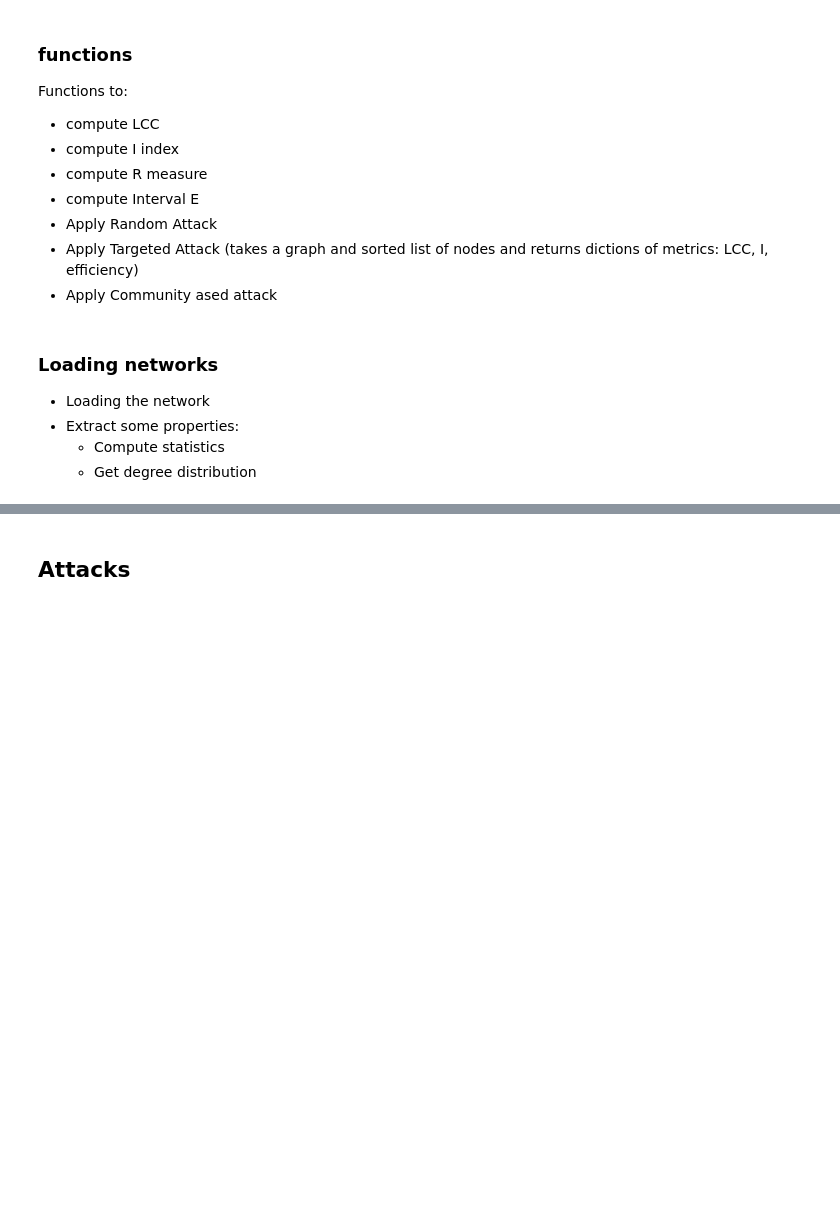
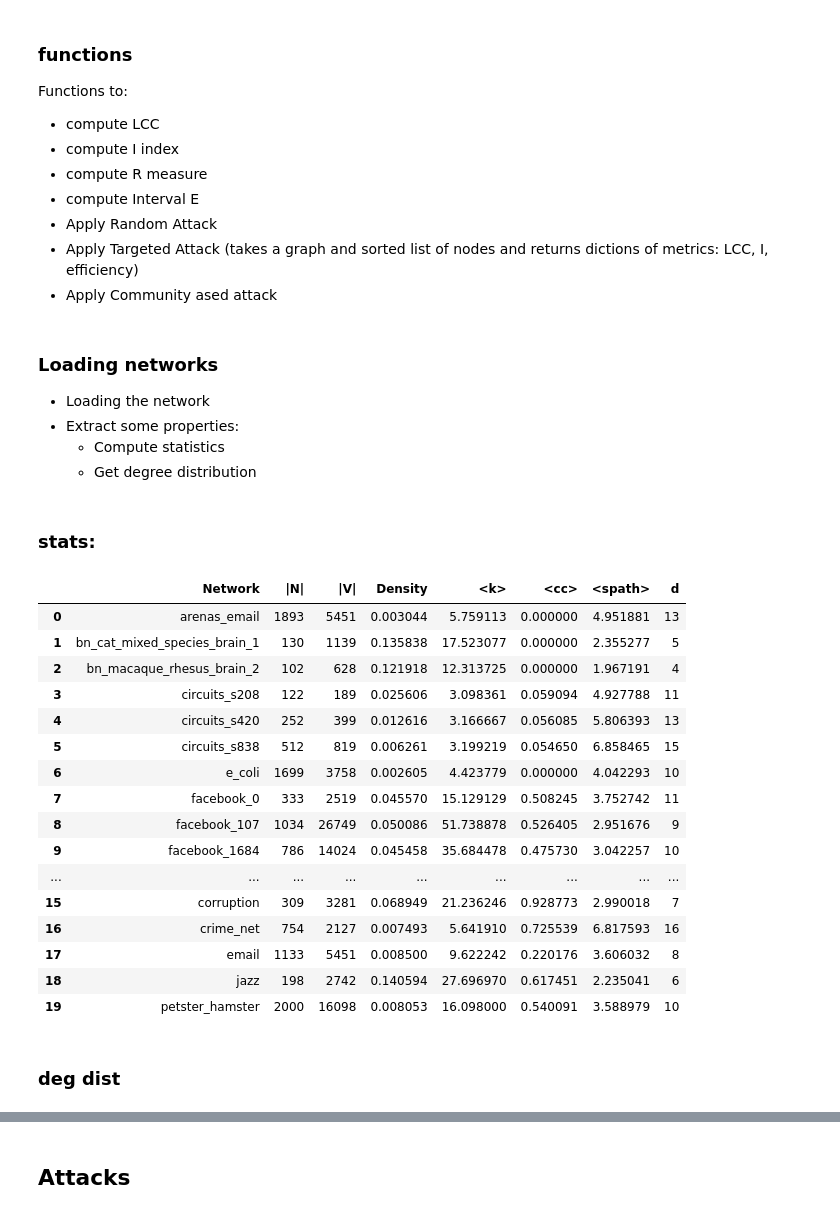
Before and after one commit to raysas/network-disintegration-attacks, a Jupyter notebook: code/final_code.ipynb, the cells around one changed output, grey strips where cells are left out. Saved outputs shown, nothing was run; the diff lists cells and outputs as text; code cells hidden in the pictures; blank space fills up the shorter version.

```diff
--- a/code/final_code.ipynb
+++ b/code/final_code.ipynb
@@ -408,3 +493,5 @@ router=nx.read_gml('../benchmark/Router.gml', label='id')
+# %% [markdown]
+### stats:
 # %%
 def compute_network_stats(G, network_name):
     largest_cc = max(nx.connected_components(G), key=len)
@@ -427,34 +514,54 @@ bn_cat_mixed_species_brain_1_stats = compute_network_stats(bn_cat_mixed_species_
 bn_macaque_rhesus_brain_2_stats = compute_network_stats(bn_macaque_rhesus_brain_2, 'bn_macaque_rhesus_brain_2')
 circuits_s208_stats = compute_network_stats(circuits_s208, 'circuits_s208')
 circuits_s420_stats = compute_network_stats(circuits_s420, 'circuits_s420')
 circuits_s838_stats = compute_network_stats(circuits_s838, 'circuits_s838')
 # dolphins_stats = compute_network_stats(dolphins, 'dolphins')
 e_coli_stats = compute_network_stats(e_coli, 'e_coli')
 facebook_0_stats = compute_network_stats(facebook_0, 'facebook_0')
 facebook_107_stats = compute_network_stats(facebook_107, 'facebook_107')
 facebook_1684_stats = compute_network_stats(facebook_1684, 'facebook_1684')
 facebook_348_stats = compute_network_stats(facebook_348, 'facebook_348')
 facebook_414_stats = compute_network_stats(facebook_414, 'facebook_414')
 facebook_686_stats = compute_network_stats(facebook_686, 'facebook_686')
 # fb_pages_food_stats = compute_network_stats(fb_pages_food, 'fb_pages_food')
 # karate_stats = compute_network_stats(karate, 'karate')
 polbooks_stats = compute_network_stats(polbooks, 'polbooks')
 # soc_firm_hi_tech_stats = compute_network_stats(soc_firm_hi_tech, 'soc_firm_hi_tech')
 # soc_tribes_stats = compute_network_stats(soc_tribes, 'soc_tribes')
 word_adjacencies_stats = compute_network_stats(word_adjacencies, 'word_adjacencies')
 # net_911_stats = compute_network_stats(net_911, 'net_911')
 corruption_stats = compute_network_stats(corruption, 'corruption')
 crime_net_stats = compute_network_stats(crime_net, 'crime_net')
 # digg_stats = compute_network_stats(digg, 'digg')
 email_stats = compute_network_stats(email, 'email')
 jazz_stats = compute_network_stats(jazz, 'jazz')
 petster_hamster_stats = compute_network_stats(petster_hamster, 'petster_hamster')
 # router_stats = compute_network_stats(router, 'router')
 
 graph_stats = [arenas_email_stats, bn_cat_mixed_species_brain_1_stats, bn_macaque_rhesus_brain_2_stats, circuits_s208_stats, circuits_s420_stats, circuits_s838_stats, e_coli_stats, facebook_0_stats, facebook_107_stats, facebook_1684_stats, facebook_348_stats, facebook_414_stats, facebook_686_stats, polbooks_stats, word_adjacencies_stats, corruption_stats, crime_net_stats, email_stats, jazz_stats, petster_hamster_stats]
 graph_stats = pd.DataFrame(graph_stats)
 graph_stats.to_csv('../results/graph_stats.csv')
-display(graph_stats)
+# display(graph_stats)
+# %% [output]
+|  | Network | |N| | |V| | Density | <k> | <cc> | <spath> | d |
+| 0 | arenas_email | 1893 | 5451 | 0.003044 | 5.759113 | 0.000000 | 4.951881 | 13 |
+| 1 | bn_cat_mixed_species_brain_1 | 130 | 1139 | 0.135838 | 17.523077 | 0.000000 | 2.355277 | 5 |
+| 2 | bn_macaque_rhesus_brain_2 | 102 | 628 | 0.121918 | 12.313725 | 0.000000 | 1.967191 | 4 |
+| 3 | circuits_s208 | 122 | 189 | 0.025606 | 3.098361 | 0.059094 | 4.927788 | 11 |
+| 4 | circuits_s420 | 252 | 399 | 0.012616 | 3.166667 | 0.056085 | 5.806393 | 13 |
+| 5 | circuits_s838 | 512 | 819 | 0.006261 | 3.199219 | 0.054650 | 6.858465 | 15 |
+| 6 | e_coli | 1699 | 3758 | 0.002605 | 4.423779 | 0.000000 | 4.042293 | 10 |
+| 7 | facebook_0 | 333 | 2519 | 0.045570 | 15.129129 | 0.508245 | 3.752742 | 11 |
+| 8 | facebook_107 | 1034 | 26749 | 0.050086 | 51.738878 | 0.526405 | 2.951676 | 9 |
+| 9 | facebook_1684 | 786 | 14024 | 0.045458 | 35.684478 | 0.475730 | 3.042257 | 10 |
+| ... | ... | ... | ... | ... | ... | ... | ... | ... |
+| 15 | corruption | 309 | 3281 | 0.068949 | 21.236246 | 0.928773 | 2.990018 | 7 |
+| 16 | crime_net | 754 | 2127 | 0.007493 | 5.641910 | 0.725539 | 6.817593 | 16 |
+| 17 | email | 1133 | 5451 | 0.008500 | 9.622242 | 0.220176 | 3.606032 | 8 |
+| 18 | jazz | 198 | 2742 | 0.140594 | 27.696970 | 0.617451 | 2.235041 | 6 |
+| 19 | petster_hamster | 2000 | 16098 | 0.008053 | 16.098000 | 0.540091 | 3.588979 | 10 |
+# %% [markdown]
+### deg dist
 # %%
 def plot_degree_distributions(graphs, names, axs):
     '''plots the degree distributions of the graphs in a grid'''
```
Also changed, not shown: parts of 15 cells of this notebook, 6 other files.
